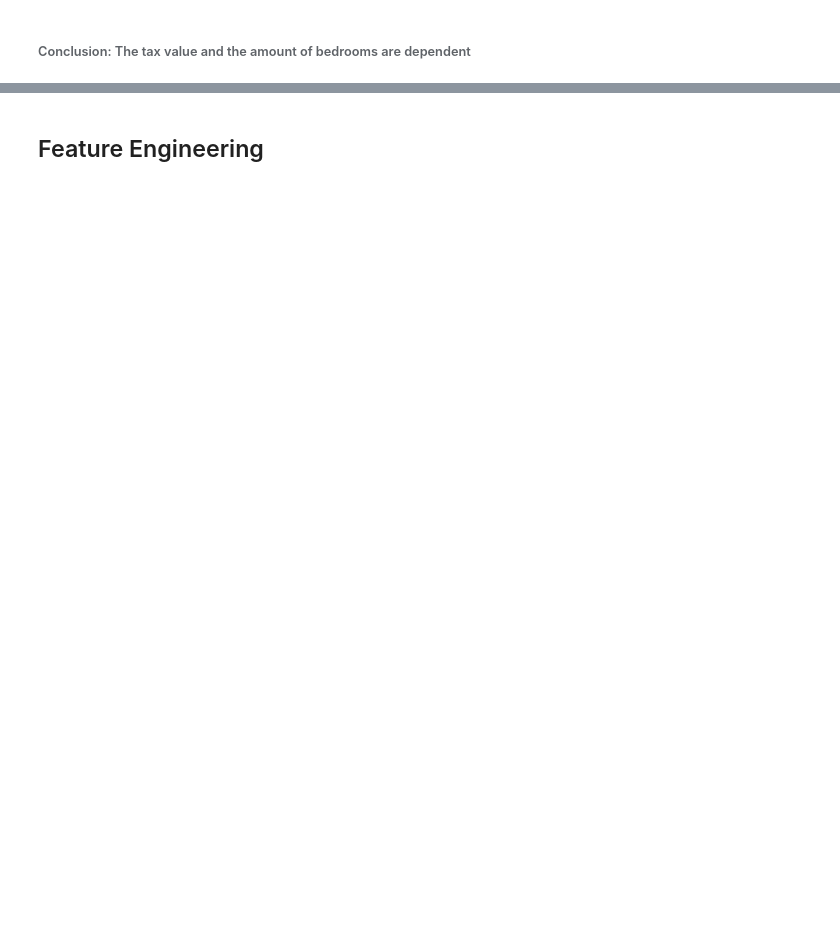
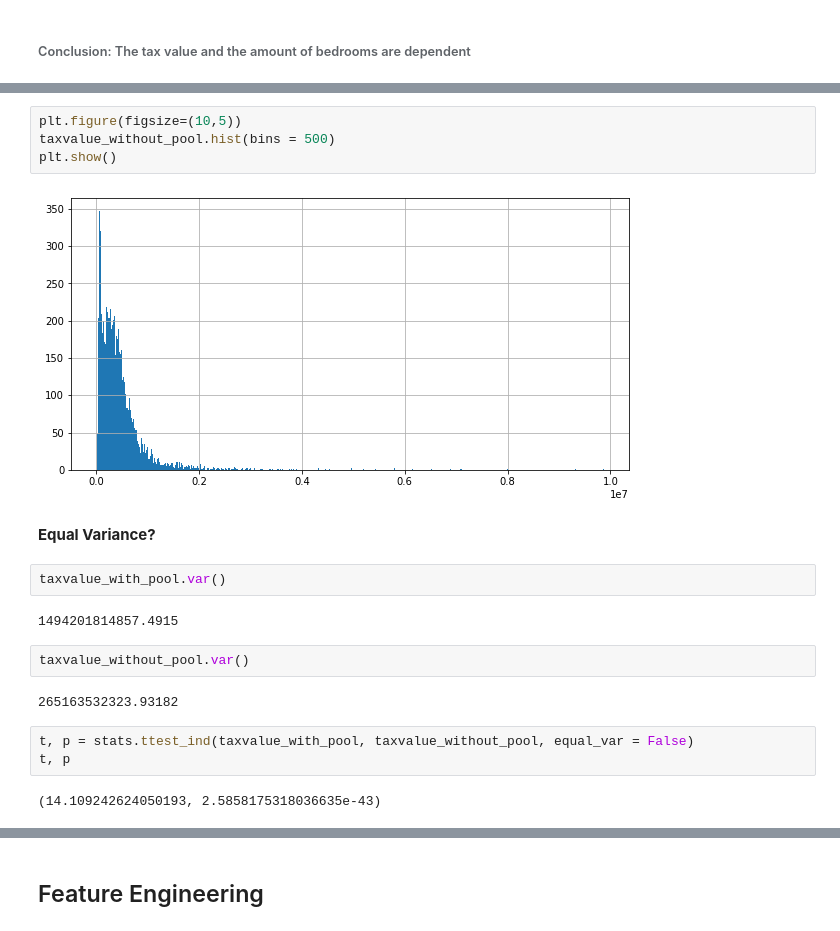
Before and after one commit to ZillowProjectPlaceholder/Zillow-Regression-Project, a Jupyter notebook: final_report.ipynb, the cells around one changed output, grey strips where cells are left out. Drawn from its saved outputs; the diff is of its cells as text; blank space fills up the shorter version.

```diff
--- a/final_report.ipynb
+++ b/final_report.ipynb
@@ -75,0 +114,21 @@ p
+# %%
+plt.figure(figsize=(10,5))
+taxvalue_without_pool.hist(bins = 500)
+plt.show()
+# %% [output]
+[figure, added]
+# %% [markdown]
+**Equal Variance?**
+# %%
+taxvalue_with_pool.var()
+# %% [output]
+1494201814857.4915
+# %%
+taxvalue_without_pool.var()
+# %% [output]
+265163532323.93182
+# %%
+t, p = stats.ttest_ind(taxvalue_with_pool, taxvalue_without_pool, equal_var = False)
+t, p
+# %% [output]
+(14.109242624050193, 2.5858175318036635e-43)
```
Also changed, not shown: parts of 59 cells of this notebook.
